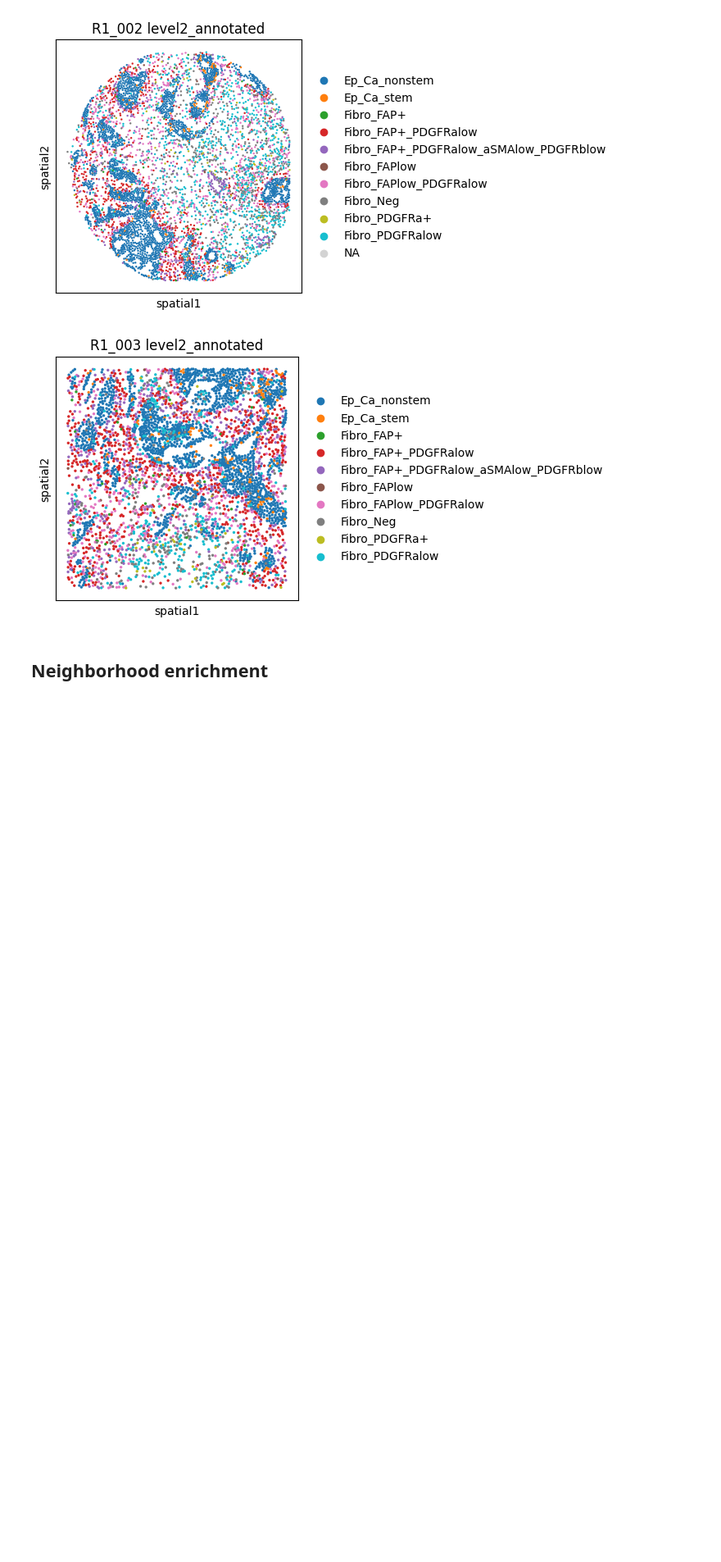
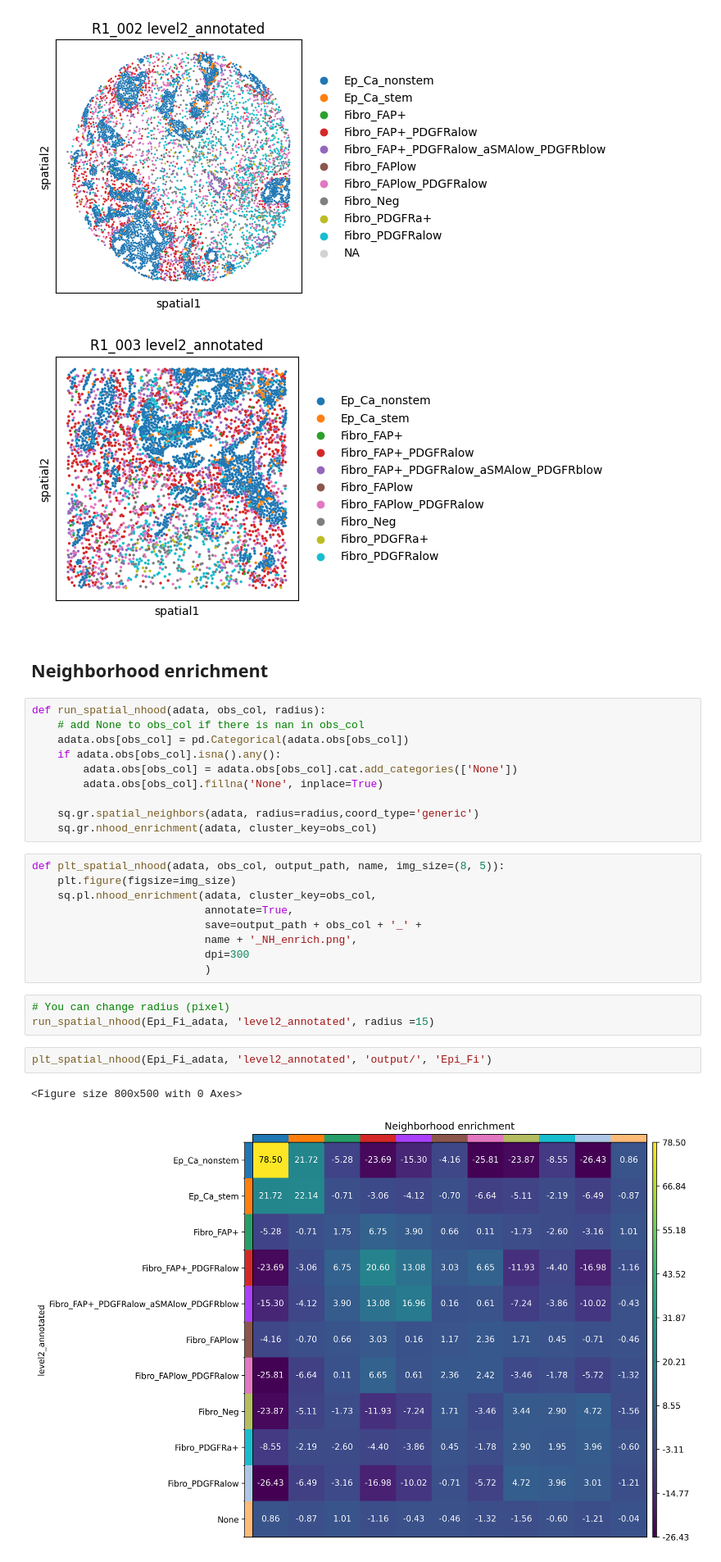
Before and after one commit to PattaWapee/IMCprocess, a Jupyter notebook: notebooks/spatial_analysis_after_label/Epi_vs_Fibro.ipynb, the cells around one changed output. Shown at 82% size. Drawn from its saved outputs; the diff is of its cells as text; blank space fills up the shorter version.

Commit message:
plot heatmap for nhood

```diff
--- a/notebooks/spatial_analysis_after_label/Epi_vs_Fibro.ipynb
+++ b/notebooks/spatial_analysis_after_label/Epi_vs_Fibro.ipynb
@@ -72,3 +71,30 @@ for img in Epi_Fi_adata.obs['img_id'].unique():
 [figure]
 # %% [markdown]
 ## Neighborhood enrichment
+# %%
+def run_spatial_nhood(adata, obs_col, radius):
+    # add None to obs_col if there is nan in obs_col
+    adata.obs[obs_col] = pd.Categorical(adata.obs[obs_col])
+    if adata.obs[obs_col].isna().any():
+        adata.obs[obs_col] = adata.obs[obs_col].cat.add_categories(['None'])
+        adata.obs[obs_col].fillna('None', inplace=True)
+
+    sq.gr.spatial_neighbors(adata, radius=radius,coord_type='generic')
+    sq.gr.nhood_enrichment(adata, cluster_key=obs_col)
+# %%
+def plt_spatial_nhood(adata, obs_col, output_path, name, img_size=(8, 5)):
+    plt.figure(figsize=img_size)
+    sq.pl.nhood_enrichment(adata, cluster_key=obs_col,
+                           annotate=True,
+                           save=output_path + obs_col + '_' +
+                           name + '_NH_enrich.png',
+                           dpi=300
+                           )
+# %%
+# You can change radius (pixel)
+run_spatial_nhood(Epi_Fi_adata, 'level2_annotated', radius =15)
+# %%
+plt_spatial_nhood(Epi_Fi_adata, 'level2_annotated', 'output/', 'Epi_Fi')
+# %% [output]
+<Figure size 800x500 with 0 Axes>
+[figure, added]
```
Also changed, not shown: parts of 1 cell of this notebook, 1 other file.
